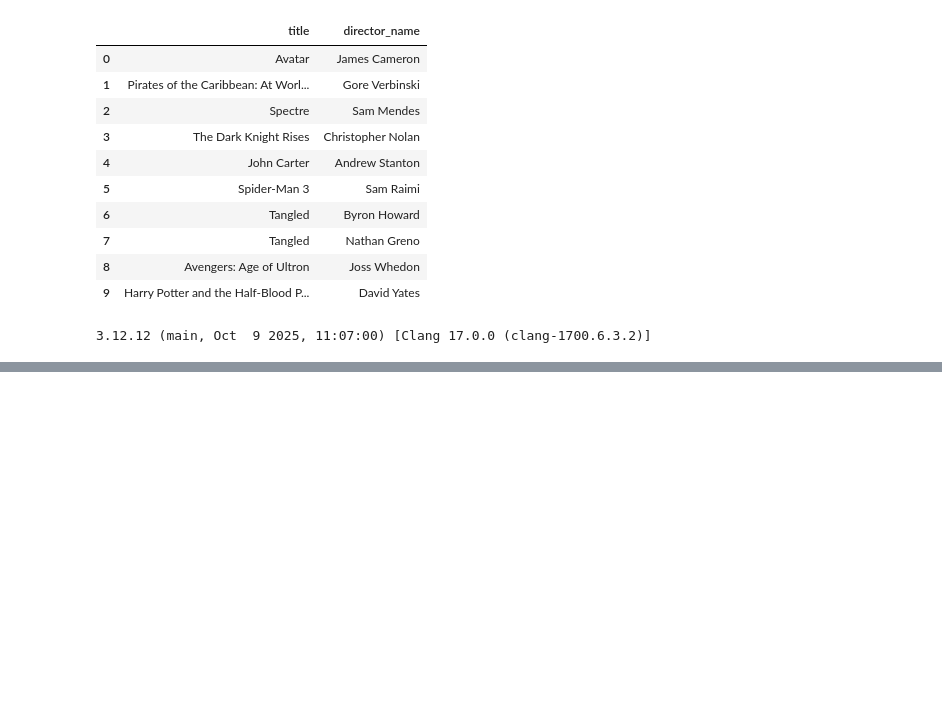
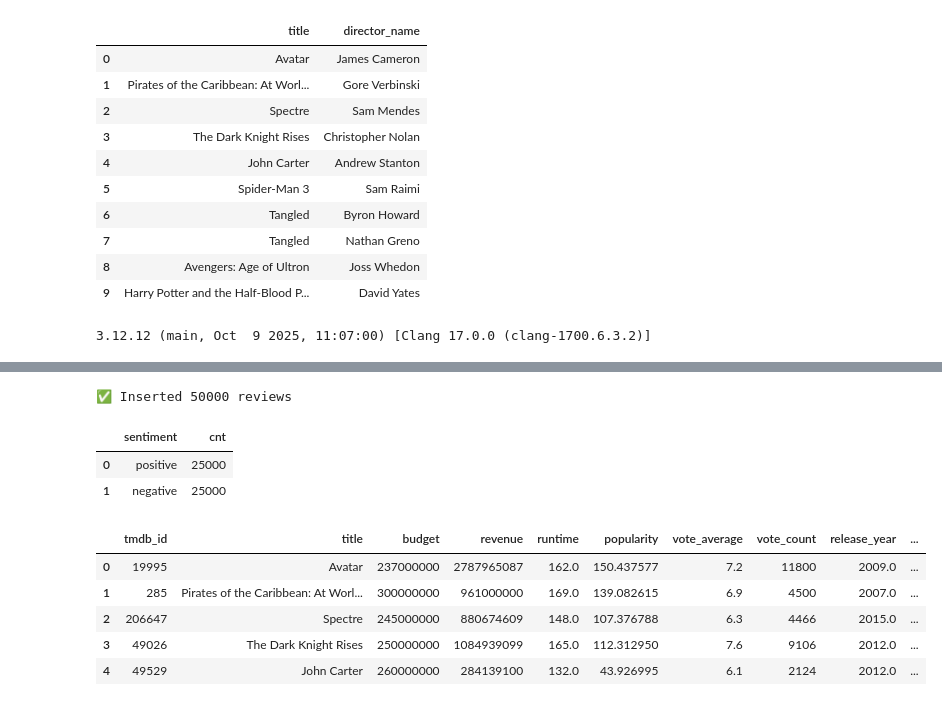
Before and after one commit to AmishaFarhana/cineanalytica, a Jupyter notebook: notebooks/01_build_sqlite_db.ipynb, the cells around one changed output, grey strips where cells are left out. Cells and saved outputs as stored; diff of their text form; code cells hidden in the pictures; blank space fills up the shorter version.

```diff
--- a/notebooks/01_build_sqlite_db.ipynb
+++ b/notebooks/01_build_sqlite_db.ipynb
@@ -273,0 +642,40 @@ All good 🚀
+# %%
+records = list(imdb_df.itertuples(index=False, name=None))
+
+cursor.executemany(
+    "INSERT INTO reviews (review_text, sentiment) VALUES (?, ?);",
+    records
+)
+conn.commit()
+
+print(f"✅ Inserted {len(records)} reviews")
+# %% [output]
+✅ Inserted 50000 reviews
+# %%
+pd.read_sql_query("""
+SELECT sentiment, COUNT(*) AS cnt
+FROM reviews
+GROUP BY sentiment
+ORDER BY cnt DESC;
+""", conn)
+# %% [output]
+|  | sentiment | cnt |
+| 0 | positive | 25000 |
+| 1 | negative | 25000 |
+# %%
+import pandas as pd
+tmdb = pd.read_csv("../data/raw/tmdb_5000_movies.csv")
+tmdb.columns = [c.strip().lower() for c in tmdb.columns]
+tmdb["release_date"] = pd.to_datetime(tmdb.get("release_date"), errors="coerce")
+tmdb["release_year"] = tmdb["release_date"].dt.year
+tmdb["release_month"] = tmdb["release_date"].dt.month
+
+base_features = tmdb[["id","title","budget","revenue","runtime","popularity","vote_average","vote_count","release_year","release_month"]].rename(columns={"id":"tmdb_id"})
+base_features.head()
+# %% [output]
+|  | tmdb_id | title | budget | revenue | runtime | popularity | vote_average | vote_count | release_year | ... |
+| 0 | 19995 | Avatar | 237000000 | 2787965087 | 162.0 | 150.437577 | 7.2 | 11800 | 2009.0 | ... |
+| 1 | 285 | Pirates of the Caribbean: At Worl... | 300000000 | 961000000 | 169.0 | 139.082615 | 6.9 | 4500 | 2007.0 | ... |
+| 2 | 206647 | Spectre | 245000000 | 880674609 | 148.0 | 107.376788 | 6.3 | 4466 | 2015.0 | ... |
+| 3 | 49026 | The Dark Knight Rises | 250000000 | 1084939099 | 165.0 | 112.312950 | 7.6 | 9106 | 2012.0 | ... |
+| 4 | 49529 | John Carter | 260000000 | 284139100 | 132.0 | 43.926995 | 6.1 | 2124 | 2012.0 | ... |
```
Also changed, not shown: parts of 46 cells of this notebook.
